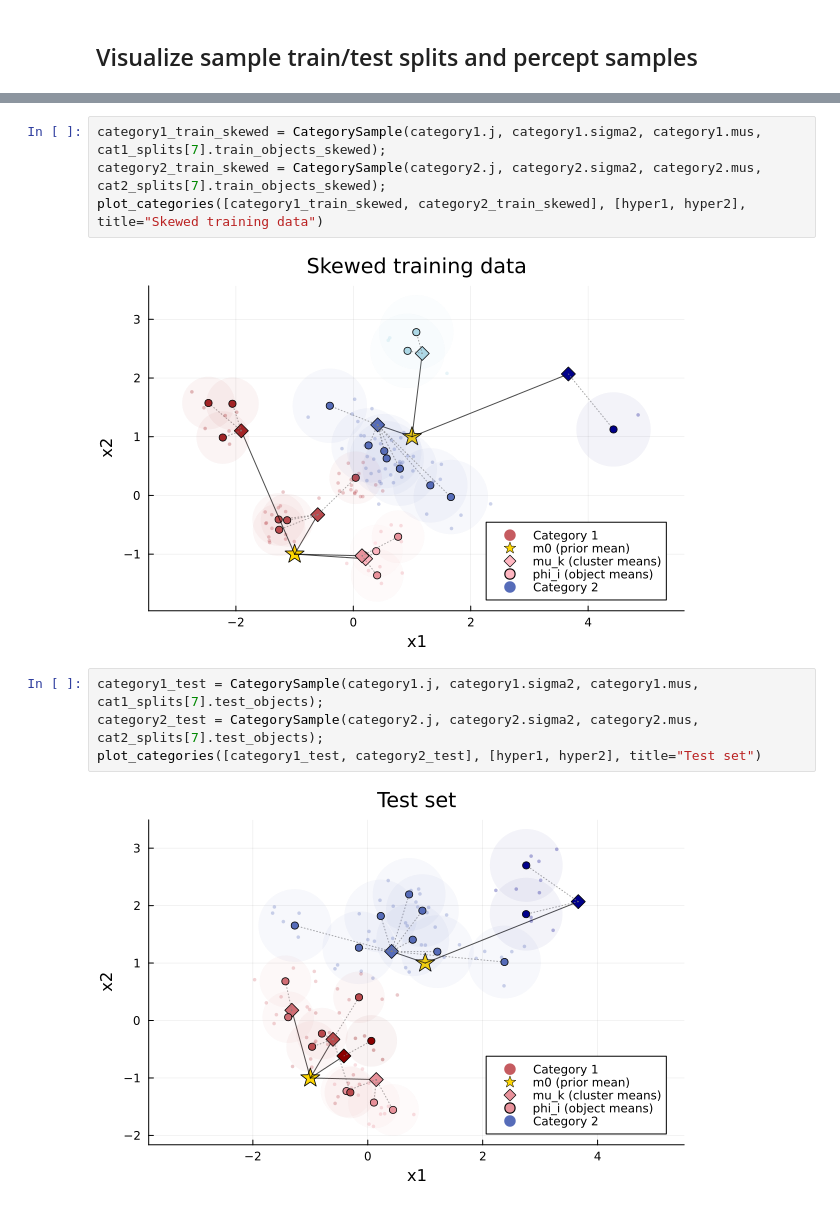
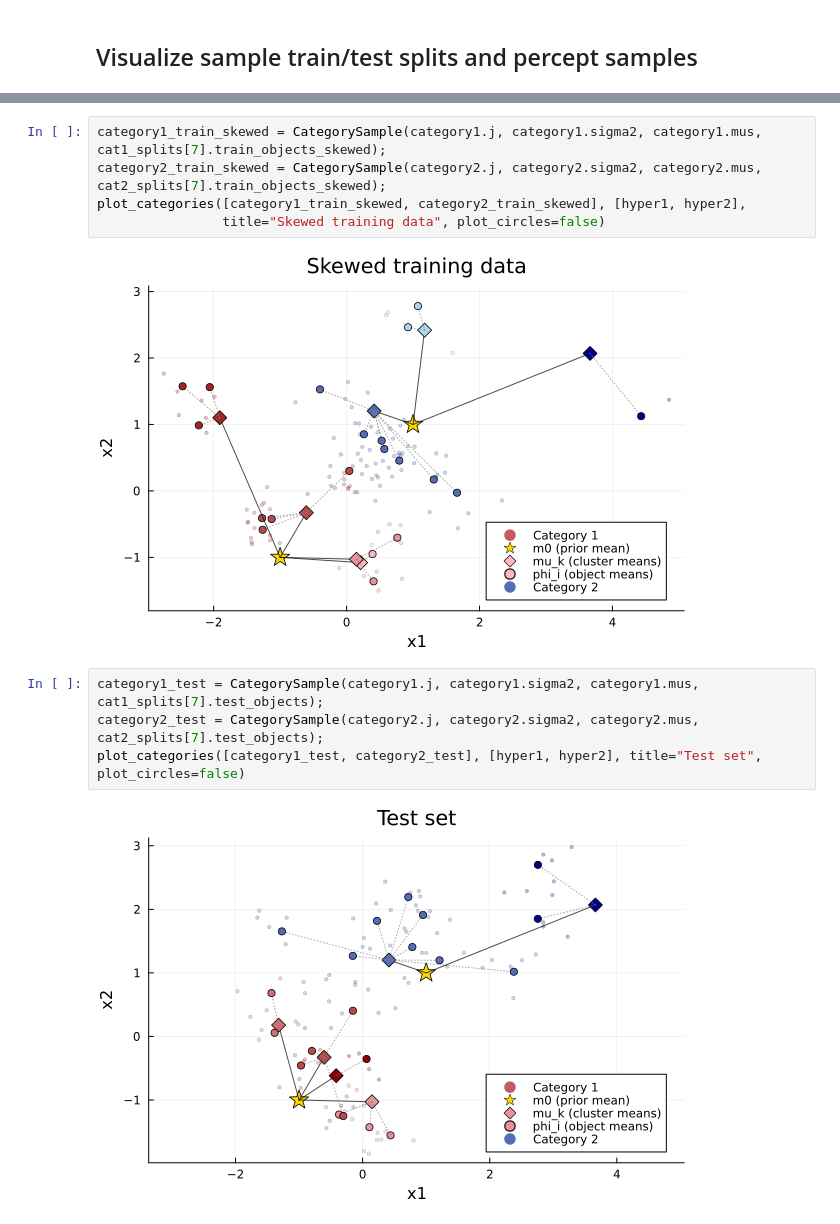
Before and after one commit to lilyzihuizhu/object-aware-hdp, a Jupyter notebook: generate_data.ipynb, the cells around one changed output, grey strips where cells are left out. Drawn from its saved outputs; the diff is of its cells as text.

Commit message:
allowed the obj circles to hide

```diff
--- a/generate_data.ipynb
+++ b/generate_data.ipynb
@@ -81,12 +82,13 @@ plot_categories([category1_train_uniform, category2_train_uniform], [hyper1, hyp
 # %%
 category1_train_skewed = CategorySample(category1.j, category1.sigma2, category1.mus, cat1_splits[7].train_objects_skewed);
 category2_train_skewed = CategorySample(category2.j, category2.sigma2, category2.mus, cat2_splits[7].train_objects_skewed);
-plot_categories([category1_train_skewed, category2_train_skewed], [hyper1, hyper2], title="Skewed training data")
+plot_categories([category1_train_skewed, category2_train_skewed], [hyper1, hyper2],
+                title="Skewed training data", plot_circles=false)
 # %% [output]
-[figure, old version]
+[figure, new version]
 # %%
 category1_test = CategorySample(category1.j, category1.sigma2, category1.mus, cat1_splits[7].test_objects);
 category2_test = CategorySample(category2.j, category2.sigma2, category2.mus, cat2_splits[7].test_objects);
-plot_categories([category1_test, category2_test], [hyper1, hyper2], title="Test set")
+plot_categories([category1_test, category2_test], [hyper1, hyper2], title="Test set", plot_circles=false)
 # %% [output]
-[figure, old version]
+[figure, new version]
```
Also changed, not shown: parts of 3 cells of this notebook, 1 other file.
